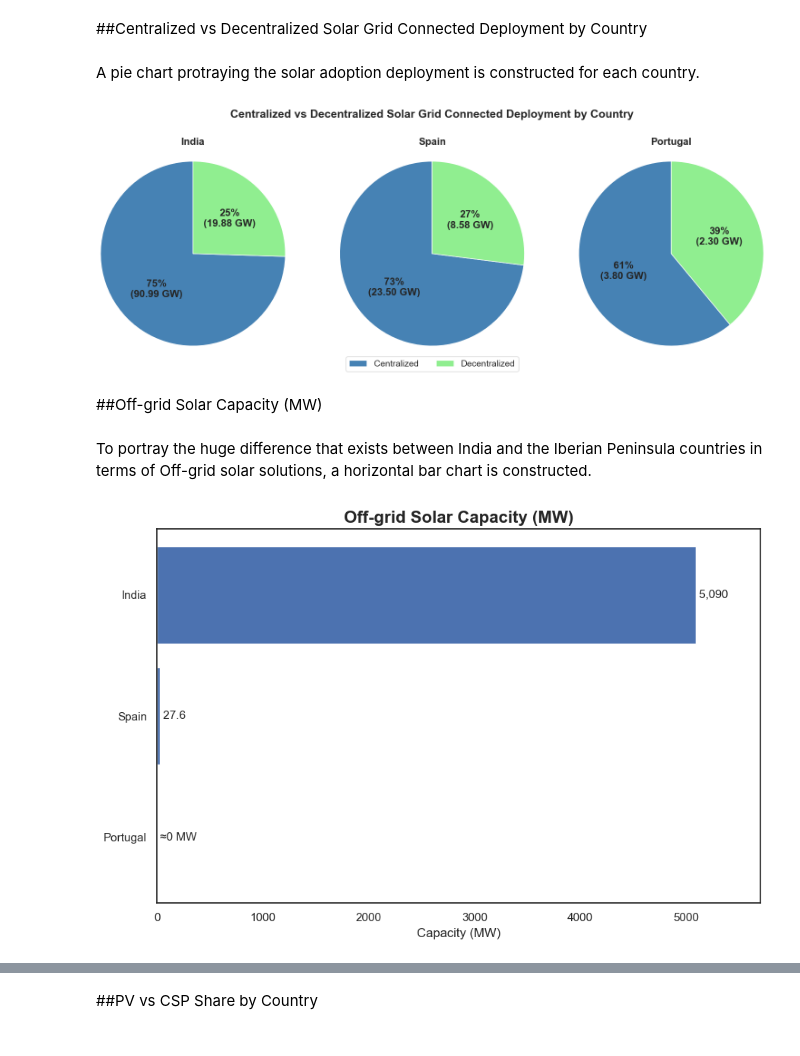
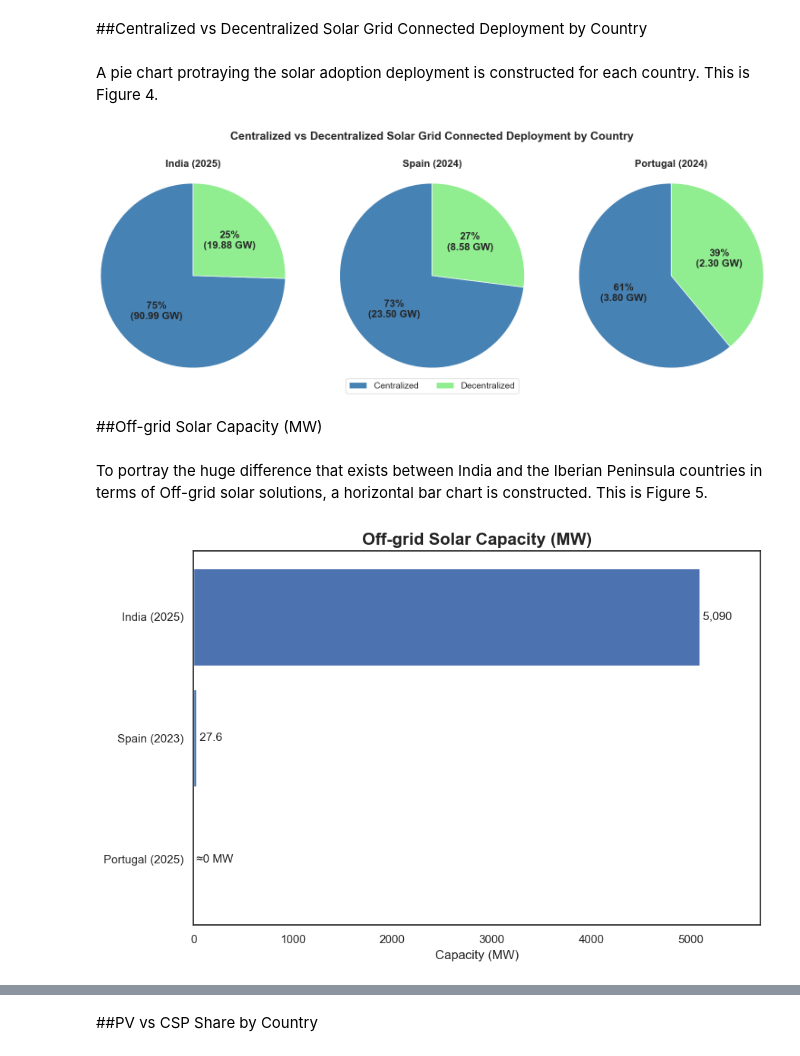
Before and after one commit to Luisdapardo/solar-benchmark-charts, a Jupyter notebook: Appendix b Solar benchmark charts.ipynb, the cells around one changed output, grey strips where cells are left out. Cells and saved outputs as stored; diff of their text form; code cells hidden in the pictures.

Commit message:
Update notebook: revised charts and labels

```diff
--- a/Appendix b Solar benchmark charts.ipynb
+++ b/Appendix b Solar benchmark charts.ipynb
@@ -108,7 +84,7 @@ for index, row in solar_benchmark.iterrows():
 # %% [markdown]
 ##Centralized vs Decentralized Solar Grid Connected Deployment by Country
 # %% [markdown]
-A pie chart protraying the solar adoption deployment is constructed for each country.
+A pie chart protraying the solar adoption deployment is constructed for each country. This is Figure 4.
 # %%
 colors = ['steelblue', 'lightgreen']
 labels = ['Centralized', 'Decentralized']
@@ -128,6 +104,7 @@ title_font  = 16
 title_pad   = 26
 
 fig, axes = plt.subplots(1, 3, figsize=(16, 6))
+years = {"India": 2025, "Spain": 2024, "Portugal": 2024}
 
 for i, row in solar_benchmark.iterrows():
     sizes = [row["Deployment Centralized %"], row["Deployment Decentralized %"]]
@@ -152,7 +129,8 @@ for i, row in solar_benchmark.iterrows():
         a.set_weight('bold')
         a.set_linespacing(1.2)
 
-    axes[i].set_title(f"{row['Country']}", fontsize=title_font, fontweight="bold", pad=title_pad)
+    axes[i].set_title(f"{row['Country']} ({years[row['Country']]})",
+                  fontsize=title_font, fontweight="bold", pad=title_pad)
     axes[i].set_aspect('equal', adjustable='box')
 
 
@@ -165,38 +143,44 @@ plt.suptitle("Centralized vs Decentralized Solar Grid Connected Deployment by Co
 plt.tight_layout(rect=[0, 0.08, 1, 0.90])
 plt.show()
 # %% [output]
-[figure, old version]
+[figure, new version]
 # %% [markdown]
 ##Off-grid Solar Capacity (MW)
 # %% [markdown]
-To portray the huge difference that exists between India and the Iberian Peninsula countries in terms of Off-grid solar solutions, a horizontal bar chart is constructed.
+To portray the huge difference that exists between India and the Iberian Peninsula countries in terms of Off-grid solar solutions, a horizontal bar chart is constructed. This is Figure 5.
 # %%
 epsilon = 0.1
 y_true = solar_benchmark["Off-grid Projects (MW)"]
 y_plot = y_true.fillna(epsilon)
 
-df_plot = solar_benchmark.assign(_y=y_plot).sort_values("_y", ascending=True)
+years = {"India": 2025, "Spain": 2023, "Portugal": 2025}
+df_plot = (
+    solar_benchmark
+      .assign(_y=y_plot)
+      .sort_values("_y", ascending=True)
+      .assign(label=lambda d: d["Country"] + " (" + d["Country"].map(years).astype(str) + ")")
+)
 # %%
 plt.figure(figsize=(9, 6))
-bars = plt.barh(df_plot["Country"], df_plot["_y"])
+bars = plt.barh(df_plot["label"], df_plot["_y"])
 
 plt.title("Off-grid Solar Capacity (MW)", fontsize=16, fontweight="bold")
 plt.xlabel("Capacity (MW)")
 plt.ylabel("")
 
 for bar, val_true in zip(bars, df_plot["Off-grid Projects (MW)"]):
     if np.isnan(val_true):
-        txt = "≈0 MW"       # or "<1 MW"
+        txt = "≈0 MW"
     elif val_true >= 100:
         txt = f"{val_true:,.0f}"
     else:
         txt = f"{val_true:.1f}"
     plt.text(bar.get_width(), bar.get_y() + bar.get_height()/2, f" {txt}", va="center", fontsize=11)
 
 max_val = np.nanmax(y_plot)
 plt.xlim(0, max_val * 1.12)
 
 plt.tight_layout()
 plt.show()
 # %% [output]
-[figure, old version]
+[figure, new version]
```
Also changed, not shown: parts of 11 cells of this notebook.
